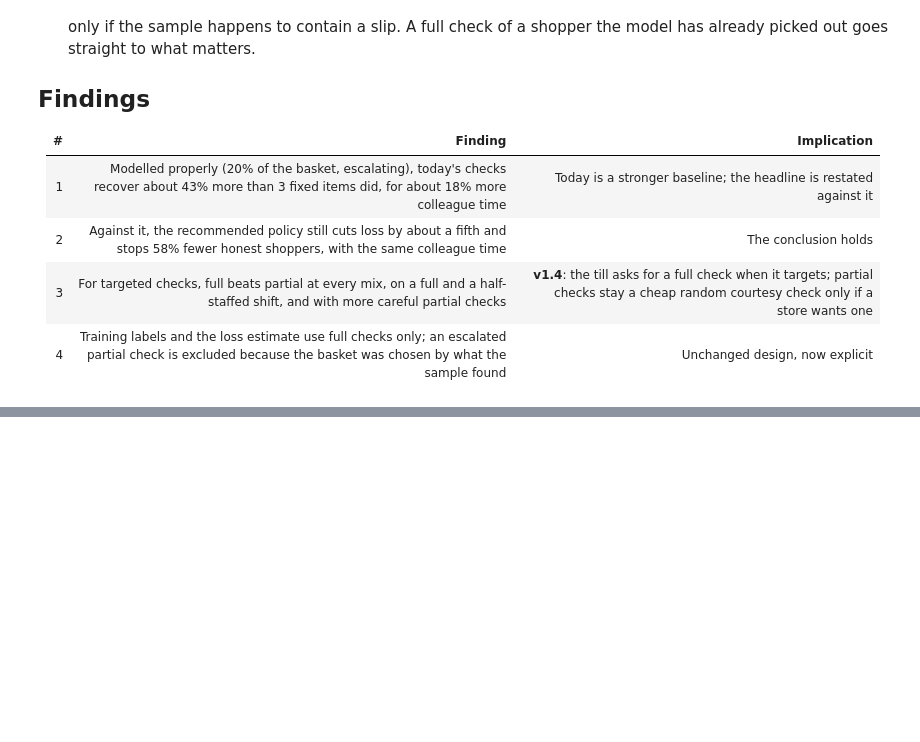
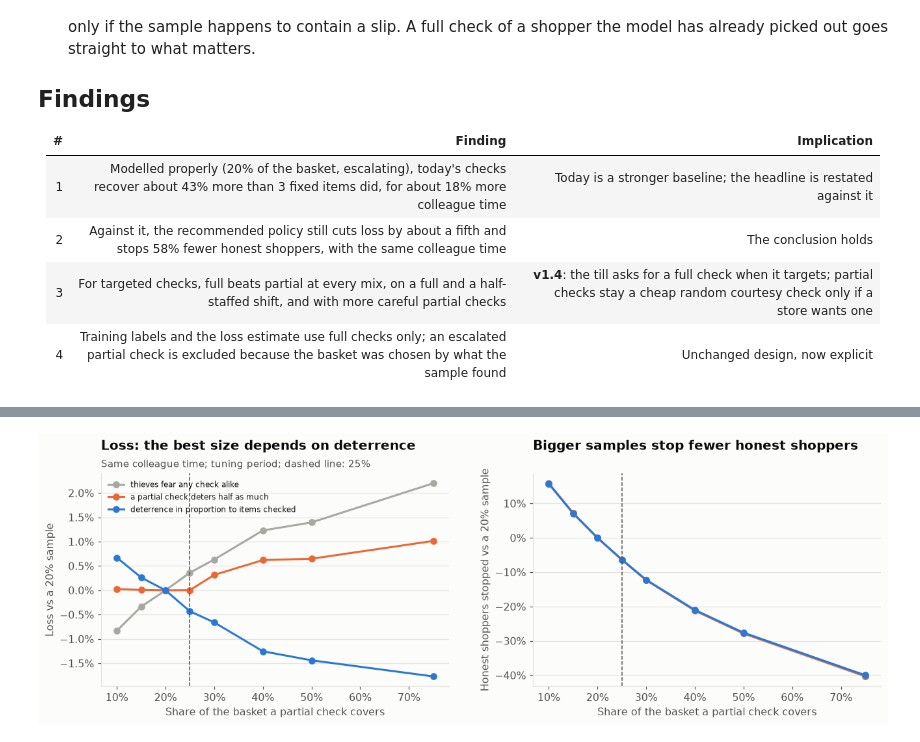
Before and after one commit to TilakHeble/smartshop-loss-engine, a Jupyter notebook: notebooks/11_partial_and_full_checks.ipynb, the cells around one changed output, grey strips where cells are left out. Saved outputs shown, nothing was run; the diff lists cells and outputs as text; code cells hidden in the pictures; blank space fills up the shorter version.

```diff
--- a/notebooks/11_partial_and_full_checks.ipynb
+++ b/notebooks/11_partial_and_full_checks.ipynb
@@ -96,0 +112,30 @@ fig
+# %%
+st = pd.read_csv('../models/sample_size_tuning.csv', index_col=0)
+rule = json.load(open('../models/sample_size_rule.json'))
+single = st[st.index.str.endswith('every basket')].copy()
+single['share'] = single.index.str.extract(r'(\d+)%', expand=False).astype(int).values / 100
+fig, axes = plt.subplots(1, 2, figsize=(12, 4.2))
+colours = {'thieves fear any check alike': GREY, 'a partial check deters half as much': ORANGE,
+           'deterrence in proportion to items checked': BLUE}
+for label, c in colours.items():
+    d = single[single.deterrence == label].sort_values('share')
+    axes[0].plot(d.share, d['loss vs 20% rule'], marker='o', color=c, label=label)
+    axes[1].plot(d.share, d['honest stops vs 20% rule'], marker='o', color=c, label=label)
+for ax in axes:
+    ax.xaxis.set_major_formatter(pct())
+    ax.axvline(0.25, color=TEXT_2, lw=1, ls='--')
+    ax.set_xlabel('Share of the basket a partial check covers')
+from matplotlib.ticker import PercentFormatter
+axes[0].yaxis.set_major_formatter(PercentFormatter(1, decimals=1))
+axes[1].yaxis.set_major_formatter(PercentFormatter(1, decimals=0))
+axes[0].set_ylabel('Loss vs a 20% sample')
+axes[1].set_ylabel('Honest shoppers stopped vs a 20% sample')
+axes[0].legend(frameon=False, fontsize=8, loc='upper left')
+axes[0].set_title('Loss: the best size depends on deterrence')
+axes[1].set_title('Bigger samples stop fewer honest shoppers')
+fig.tight_layout(w_pad=3)
+subtitle(axes[0], 'Same colleague time; tuning period; dashed line: 25%')
+save(fig, '27_partial_sample_size')
+fig
+# %% [output]
+[figure, added]
```
Also changed, not shown: parts of 5 cells of this notebook, 20 other files.
